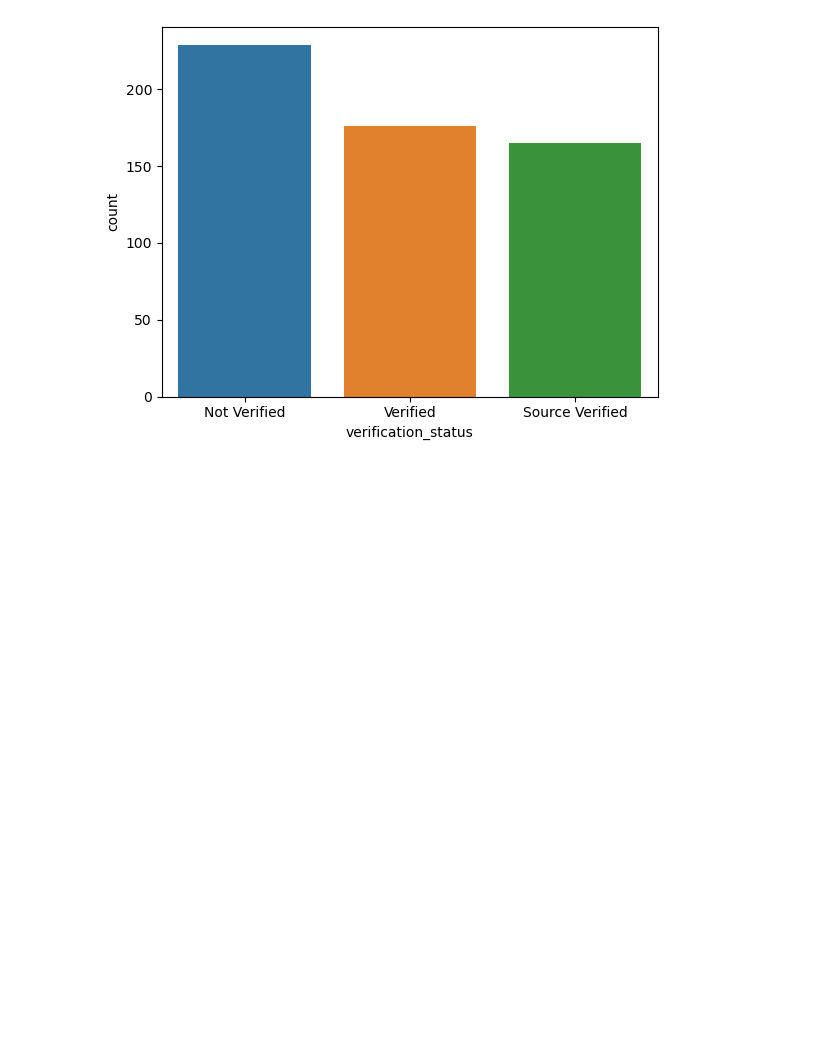
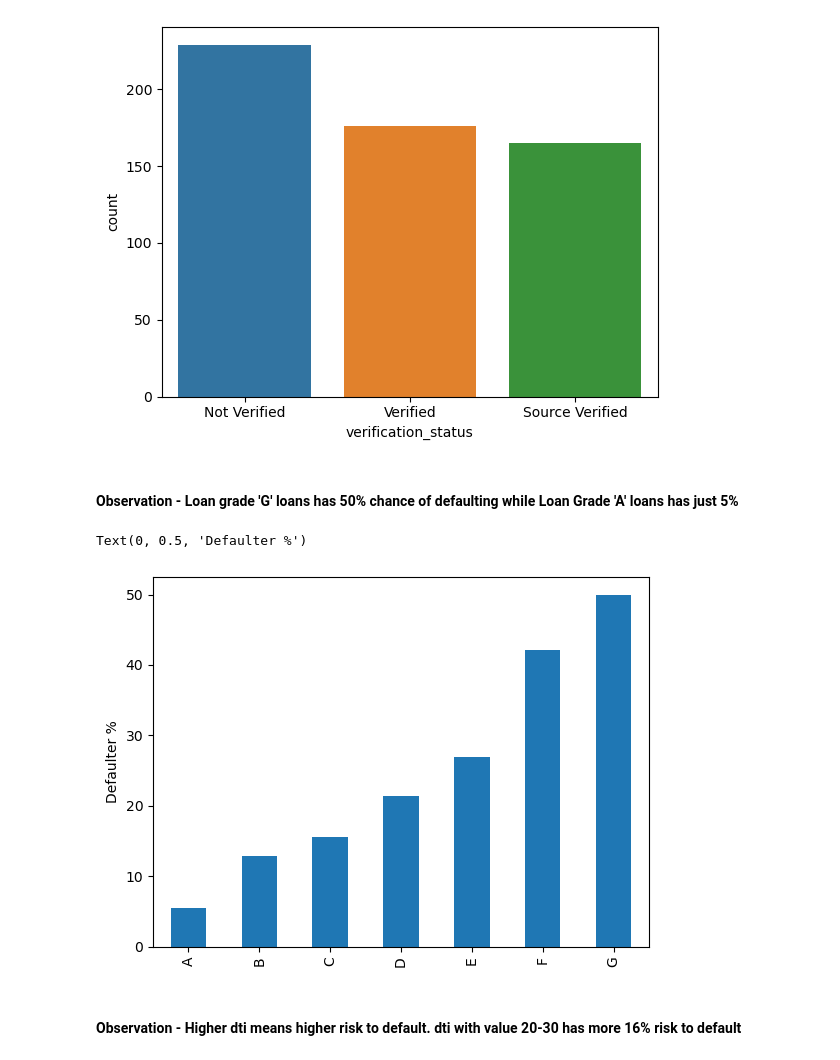
Before and after one commit to abhi-singh-123/Lending-club-case-study, a Jupyter notebook: Lending-Club-Case-Study.ipynb, the cells around one changed output. Cells and saved outputs as stored; diff of their text form; code cells hidden in the pictures; blank space fills up the shorter version.

```diff
--- a/Lending-Club-Case-Study.ipynb
+++ b/Lending-Club-Case-Study.ipynb
@@ -628,3 +632,13 @@ sns.countplot(x='verification_status', data=df_after_dropped_cols[df_after_dropp
 # %% [output]
 <AxesSubplot:xlabel='verification_status', ylabel='count'>
 [figure]
+# %% [markdown]
+#### Observation - Loan grade 'G' loans has 50% chance of defaulting while Loan Grade 'A' loans has just 5%
+# %%
+# Defualter % for different Grades
+(100 *(df_after_dropped_cols.grade[df_after_dropped_cols['loan_status']=='Charged Off'].value_counts())/df_after_dropped_cols.grade.value_counts()).plot.bar().set_ylabel("Defaulter %")
+# %% [output]
+Text(0, 0.5, 'Defaulter %')
+[figure, added]
+# %% [markdown]
+#### Observation - Higher dti means higher risk to default. dti with value 20-30 has more 16% risk to default
```
Also changed, not shown: parts of 19 cells of this notebook.
